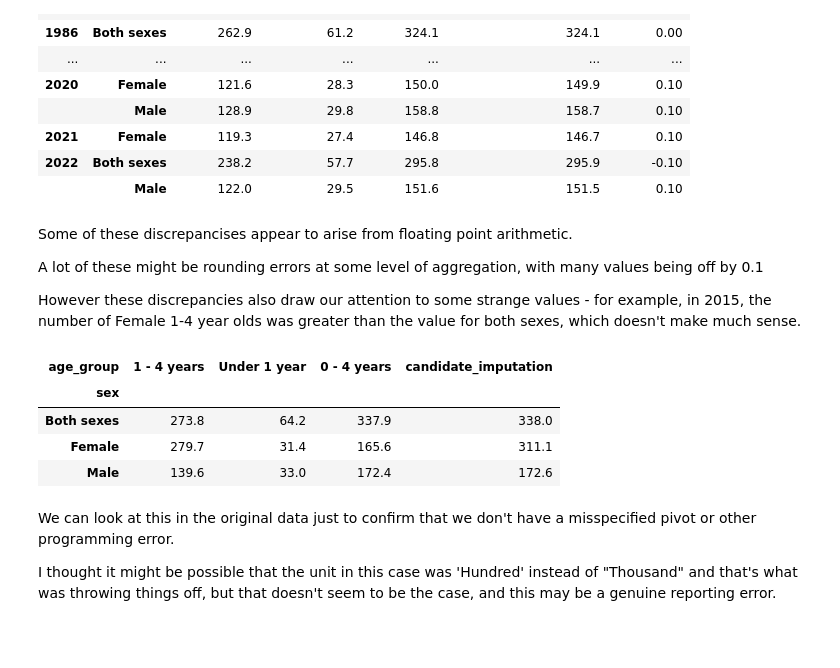
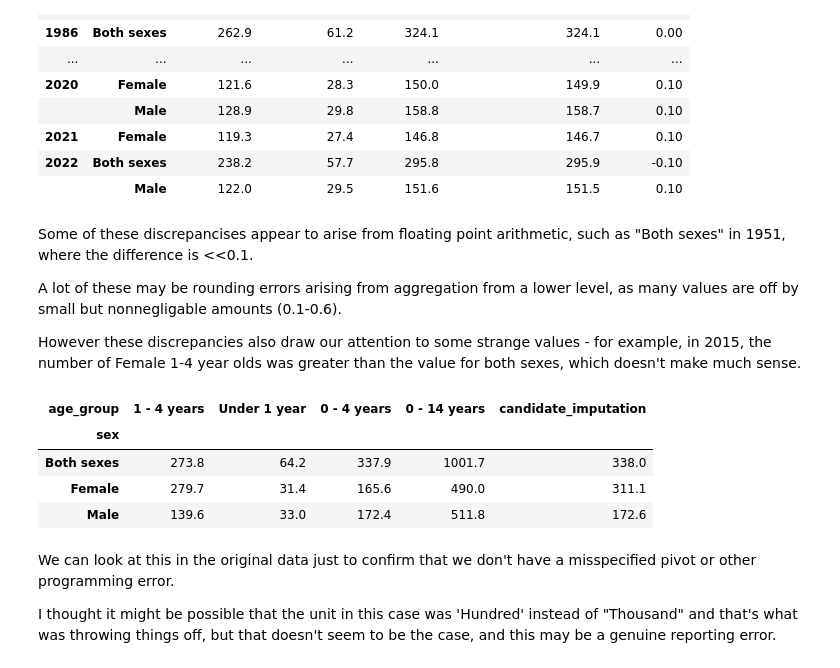
Before and after one commit to step-hen-burke/ca1, a Jupyter notebook: 00_initial_exploration.ipynb, the cells around one changed output. Cells and saved outputs as stored; diff of their text form; code cells hidden in the pictures; blank space fills up the shorter version.

```diff
--- a/00_initial_exploration.ipynb
+++ b/00_initial_exploration.ipynb
@@ -118,19 +120,19 @@ discrepancy_rows[['1 - 4 years', 'Under 1 year', '0 - 4 years', 'candidate_imput
 | 2022 | Both sexes | 238.2 | 57.7 | 295.8 | 295.9 | -0.10 |
 |  | Male | 122.0 | 29.5 | 151.6 | 151.5 | 0.10 |
 # %% [markdown]
-Some of these discrepancises appear to arise from floating point arithmetic.
+Some of these discrepancises appear to arise from floating point arithmetic, such as "Both sexes" in 1951, where the difference is <<0.1.
 
-A lot of these might be rounding errors at some level of aggregation, with many values being off by 0.1
+A lot of these may be rounding errors arising from aggregation from a lower level, as many values are off by small but nonnegligable amounts (0.1-0.6).
 
 However these discrepancies also draw our attention to some strange values - for example, in 2015, the number of Female 1-4 year olds was greater than the value for both sexes, which doesn't make much sense.
 # %%
-pivoted_population_df[['1 - 4 years', 'Under 1 year', '0 - 4 years', 'candidate_imputation']].loc[2015]
+pivoted_population_df[['1 - 4 years', 'Under 1 year', '0 - 4 years', '0 - 14 years', 'candidate_imputation']].loc[2015]
 # %% [output]
-| age_group | 1 - 4 years | Under 1 year | 0 - 4 years | candidate_imputation |
-| sex |  |  |  |  |
-| Both sexes | 273.8 | 64.2 | 337.9 | 338.0 |
-| Female | 279.7 | 31.4 | 165.6 | 311.1 |
-| Male | 139.6 | 33.0 | 172.4 | 172.6 |
+| age_group | 1 - 4 years | Under 1 year | 0 - 4 years | 0 - 14 years | candidate_imputation |
+| sex |  |  |  |  |  |
+| Both sexes | 273.8 | 64.2 | 337.9 | 1001.7 | 338.0 |
+| Female | 279.7 | 31.4 | 165.6 | 490.0 | 311.1 |
+| Male | 139.6 | 33.0 | 172.4 | 511.8 | 172.6 |
 # %% [markdown]
 We can look at this in the original data just to confirm that we don't have a misspecified pivot or other programming error.
 
```
Also changed, not shown: parts of 10 cells of this notebook.
